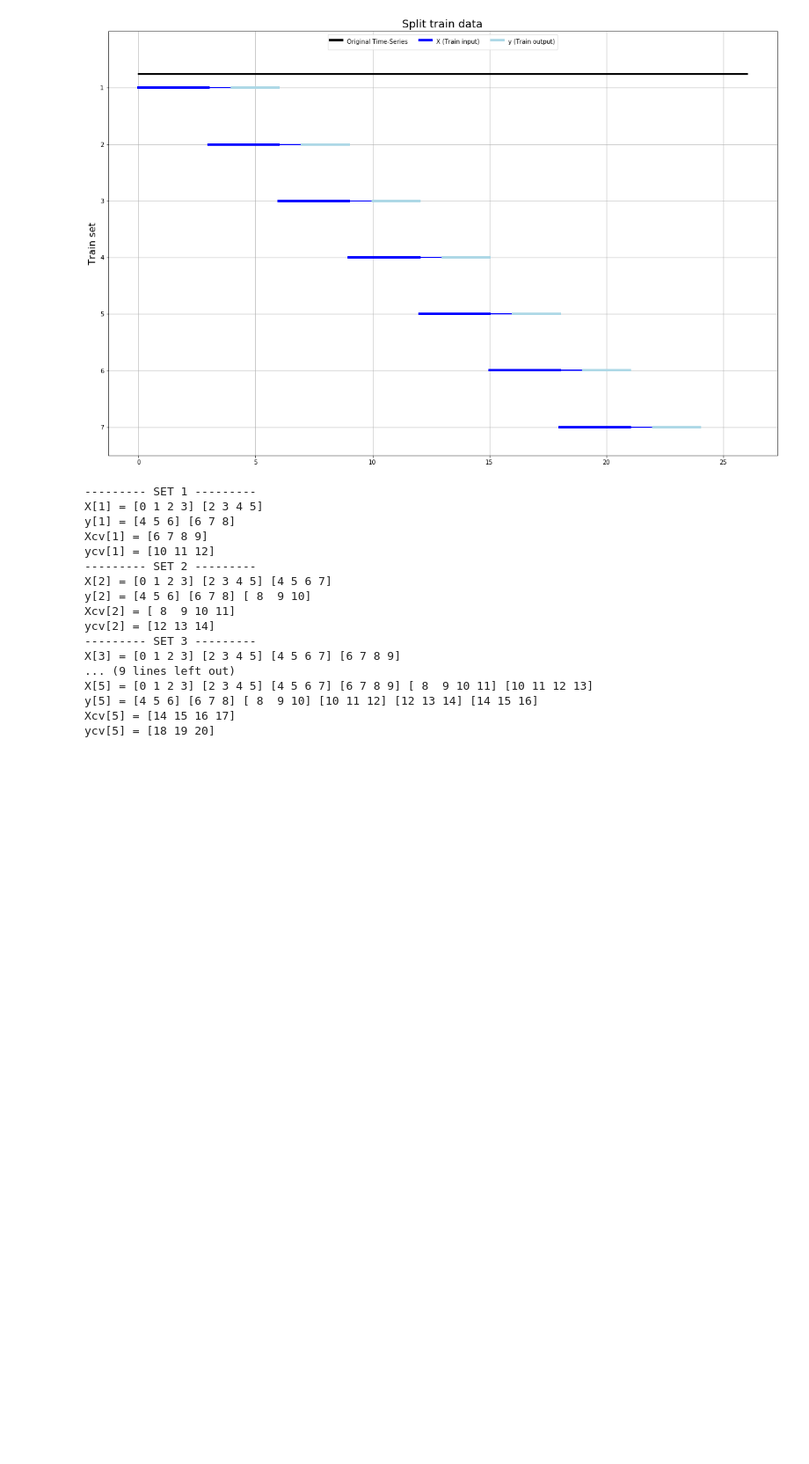
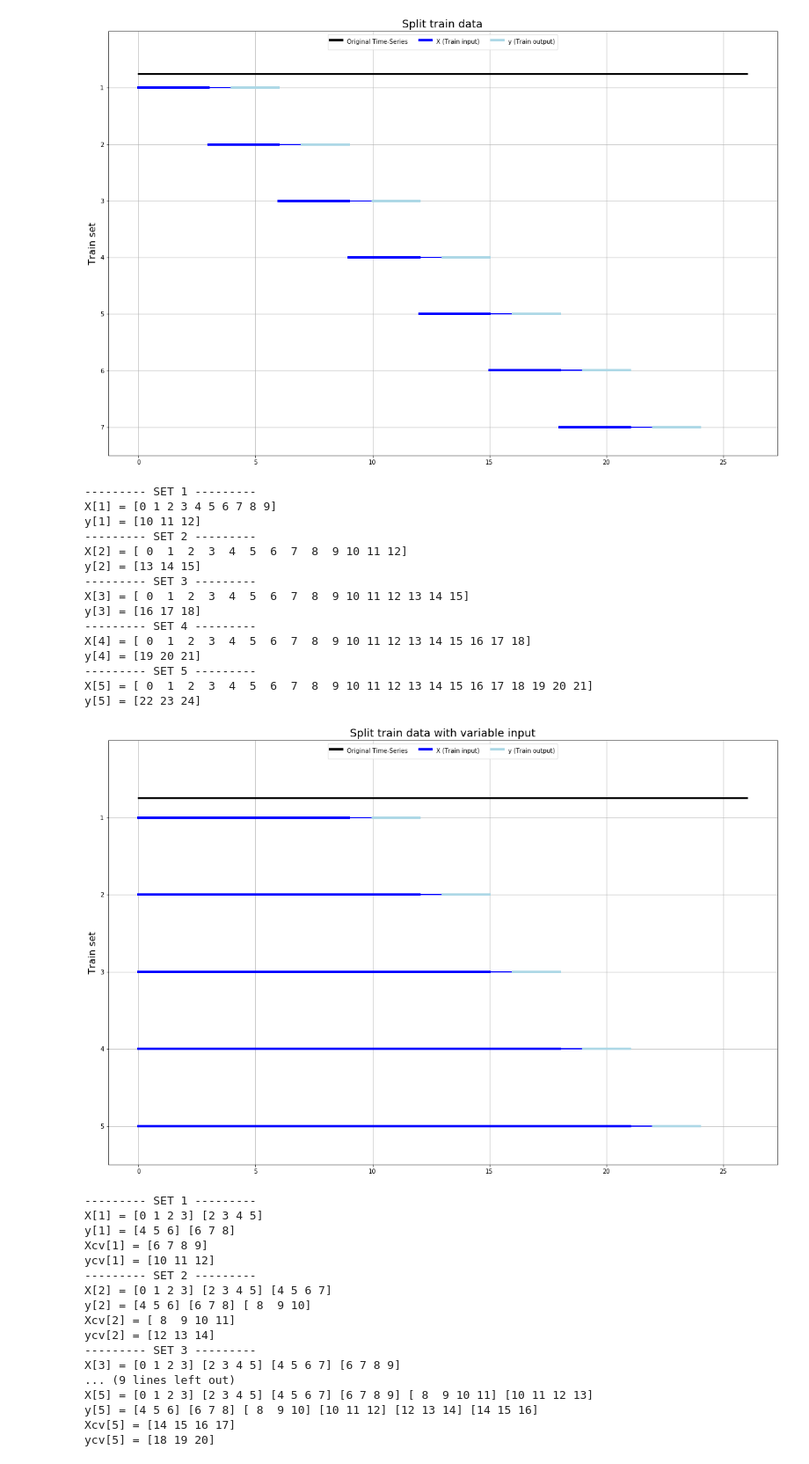
Before and after one commit to DidierRLopes/timeseries-cv, a Jupyter notebook: example.ipynb, the cells around one changed output. Shown: that part at 88% size. Saved outputs shown, nothing was run; the diff lists cells and outputs as text; code cells hidden in the pictures; blank space fills up the shorter version.

Commit message:
add example of split train data with variable input

```diff
--- a/example.ipynb
+++ b/example.ipynb
@@ -160,6 +157,29 @@ y[4] = [13 14 15]
 X[5] = [12 13 14 15]
 y[5] = [16 17 18]
 [figure]
+# %%
+X, y = splitTrain.split_train_variableInput(timeSeries, minSamplesTrain=10, n_steps_forecast=3, n_steps_jump=3)
+
+show_train(X, y, 5)
+
+plot_train(X, y, "Split train data with variable input")
+# %% [output]
+--------- SET 1 ---------
+X[1] = [0 1 2 3 4 5 6 7 8 9]
+y[1] = [10 11 12]
+--------- SET 2 ---------
+X[2] = [ 0  1  2  3  4  5  6  7  8  9 10 11 12]
+y[2] = [13 14 15]
+--------- SET 3 ---------
+X[3] = [ 0  1  2  3  4  5  6  7  8  9 10 11 12 13 14 15]
+y[3] = [16 17 18]
+--------- SET 4 ---------
+X[4] = [ 0  1  2  3  4  5  6  7  8  9 10 11 12 13 14 15 16 17 18]
+y[4] = [19 20 21]
+--------- SET 5 ---------
+X[5] = [ 0  1  2  3  4  5  6  7  8  9 10 11 12 13 14 15 16 17 18 19 20 21]
+y[5] = [22 23 24]
+[figure, added]
 # %%
 X, y, Xcv, ycv = splitTrainVal.split_train_val_forwardChaining(timeSeries, n_steps_input=4, n_steps_forecast=3, n_steps_jump=2)
 
```
Also changed, not shown: parts of 1 cell of this notebook.
